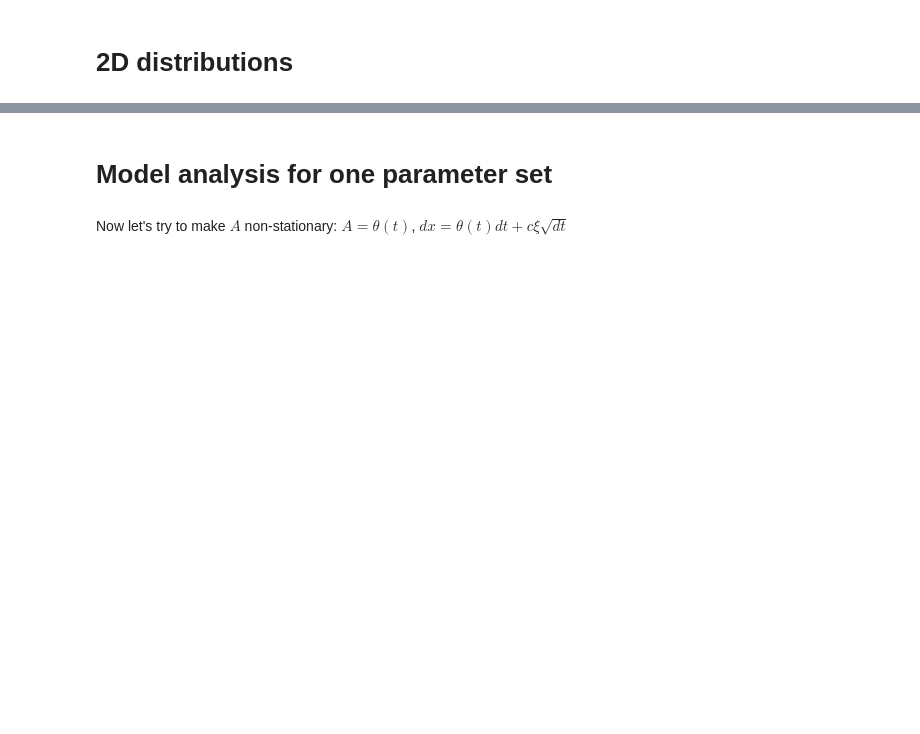
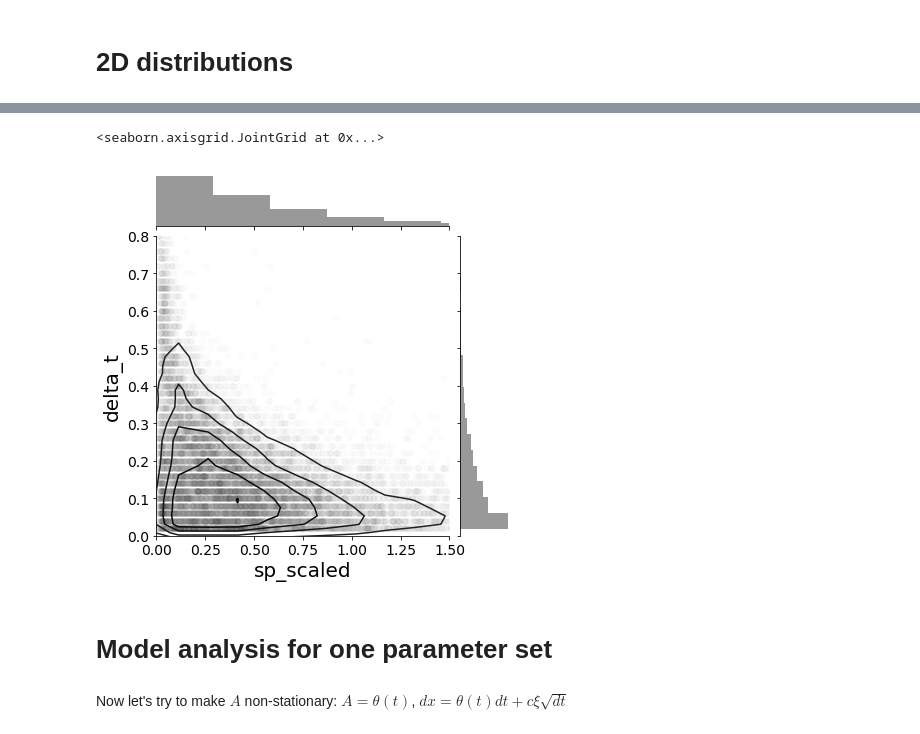
Before and after one commit to cherepaha/initiation, a Jupyter notebook: ddm_stick.ipynb, the cells around one changed output, grey strips where cells are left out. Cells and saved outputs as stored; diff of their text form; code cells hidden in the pictures; blank space fills up the shorter version.

```diff
--- a/ddm_stick.ipynb
+++ b/ddm_stick.ipynb
@@ -111,32 +92,35 @@ plt.show()
 # %%
 def plot_pdf(data, var, ax=None, ls='-', by_subj=True):
     subjects = np.arange(1, 11)
 
     if ax is None:
         fig = plt.figure()
         ax = fig.add_subplot(111)
 
     if by_subj:
         for subject in subjects:
             x = data.loc[data.subject==subject, var]
             hist, bins = np.histogram(x, bins=20, normed=True)
             hist[hist==0] = np.nan
             ax.plot((bins[1:] + bins[:-1])/2, hist, label=subject, ls=ls, alpha=0.8)
     else:
         x = data.loc[:, var]
         hist, bins = np.histogram(x, bins=30, normed=True)
         # only plot bins with 5 or more data points
         hist[hist<4/len(x)] = np.nan
         ax.plot((bins[1:] + bins[:-1])/2, hist, ls=ls, alpha=0.5, color='k')
 
     ax.set_ylabel('pdf')
     ax.set_yscale('log')
     ax.set_ylim((0.005, 25))
 
     return ax
 
-(sns.jointplot(data=passive_phases, x='sp', y='delta_t', alpha=0.01, xlim=(0, 0.6), ylim=(0, 0.8), color='k')
-    .plot_joint(sns.kdeplot, zorder=10, n_levels=5, color='k'))a
+(sns.jointplot(data=exp_data, x='sp_scaled', y='delta_t', alpha=0.01, xlim=(0, 1.5), ylim=(0, 0.8), color='k')
+    .plot_joint(sns.kdeplot, zorder=10, n_levels=5, color='k'))
+# %% [output]
+<seaborn.axisgrid.JointGrid at 0x...>
+[figure, added]
 # %% [markdown]
 # Model analysis for one parameter set
 # %%
```
Also changed, not shown: parts of 6 cells of this notebook.
